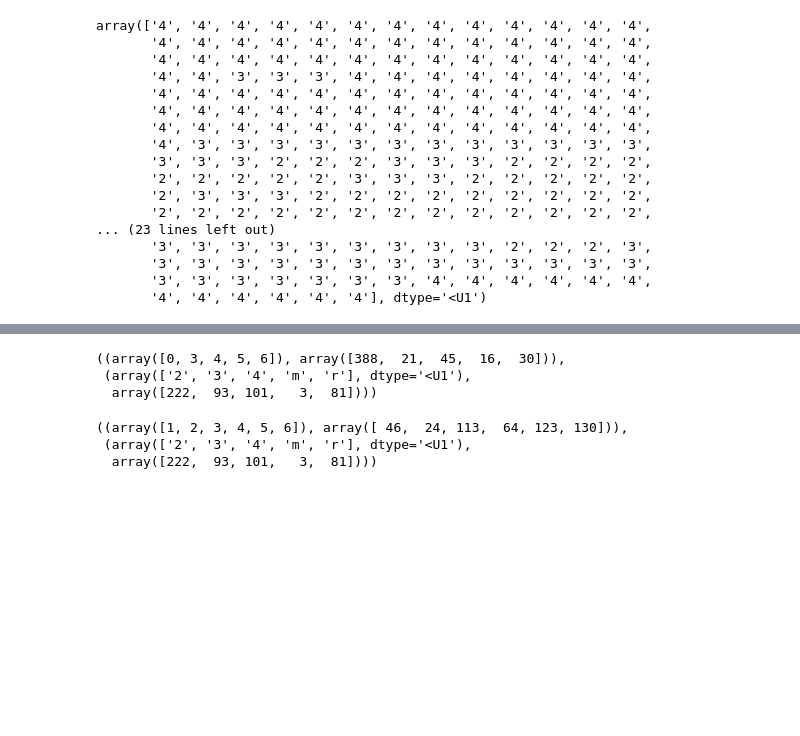
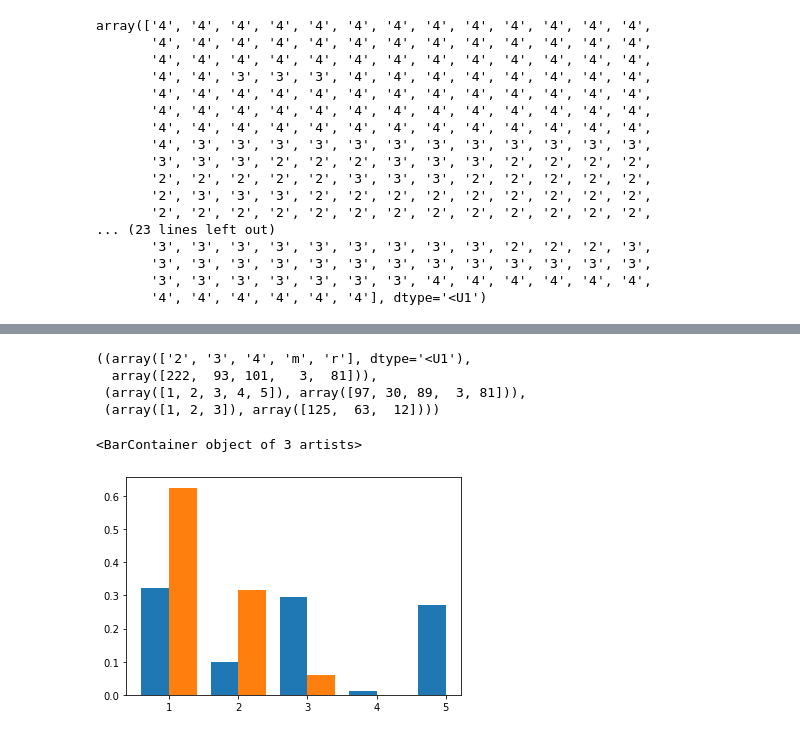
Before and after one commit to btrendler/v3_project_winter, a Jupyter notebook: nathan-modeling.ipynb, the cells around one changed output, grey strips where cells are left out. Saved outputs shown, nothing was run; the diff lists cells and outputs as text; code cells hidden in the pictures; blank space fills up the shorter version.

```diff
--- a/nathan-modeling.ipynb
+++ b/nathan-modeling.ipynb
@@ -213,12 +268,9 @@ array(['4', '4', '4', '4', '4', '4', '4', '4', '4', '4', '4', '4', '4',
 # %%
-np.unique(np.argmin(states, axis=1), return_counts=True), np.unique(hyp_stages[Tmin:Tmax], return_counts=True)
+np.unique(labels, return_counts=True), \
+np.unique(train_ordinal_labels, return_counts=True), \
+np.unique(val_ordinal_labels, return_counts=True)
 # %% [output]
-((array([0, 3, 4, 5, 6]), array([388,  21,  45,  16,  30])),
- (array(['2', '3', '4', 'm', 'r'], dtype='<U1'),
-  array([222,  93, 101,   3,  81])))
+((array(['2', '3', '4', 'm', 'r'], dtype='<U1'),
+  array([222,  93, 101,   3,  81])),
+ (array([1, 2, 3, 4, 5]), array([97, 30, 89,  3, 81])),
+ (array([1, 2, 3]), array([125,  63,  12])))
-# %%
-np.unique(np.argmax(states, axis=1), return_counts=True), np.unique(hyp_stages[Tmin:Tmax], return_counts=True)
-# %% [output]
-((array([1, 2, 3, 4, 5, 6]), array([ 46,  24, 113,  64, 123, 130])),
- (array(['2', '3', '4', 'm', 'r'], dtype='<U1'),
-  array([222,  93, 101,   3,  81])))
@@ -227,0 +277,15 @@ np.unique(np.argmax(states, axis=1), return_counts=True), np.unique(hyp_stages[T
+# %%
+# Number of occurrences of sleep stages
+bacon, train_counts = np.unique(train_ordinal_labels, return_counts=True)
+bacon2, val_counts = np.unique(val_ordinal_labels, return_counts=True)
+
+# Proportions of each label
+train_prop = train_counts / np.sum(train_counts)
+val_prop = val_counts / np.sum(val_counts)
+
+width = 0.4
+plt.bar(bacon - width/2, train_prop, width=width)
+plt.bar(bacon2 + width/2, val_prop, width=width)
+# %% [output]
+<BarContainer object of 3 artists>
+[figure, added]
```
Also changed, not shown: parts of 10 cells of this notebook.
